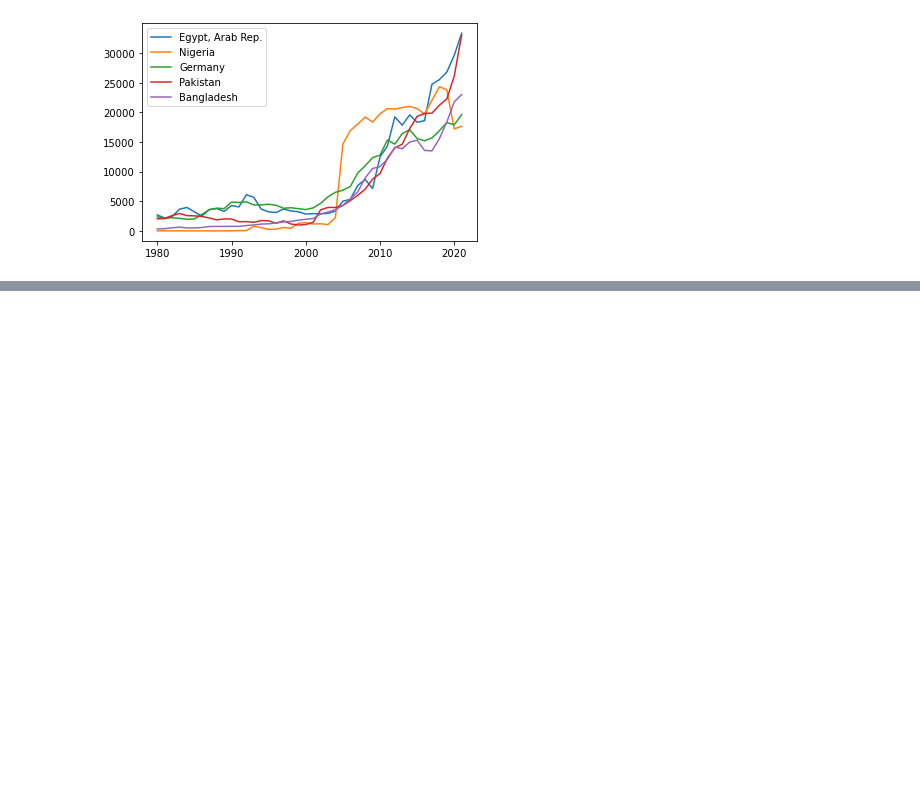
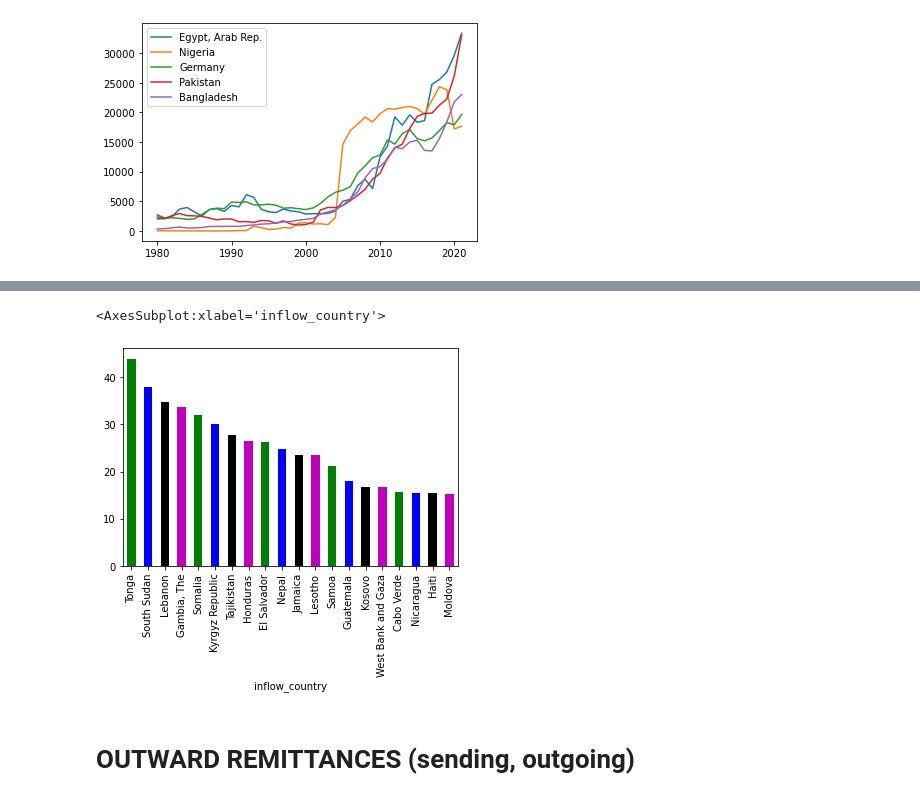
Before and after one commit to bukanif/CYPLAN255-1, a Jupyter notebook: notebooks_copy_2/Remittances.ipynb, the cells around one changed output, grey strips where cells are left out. Cells and saved outputs as stored; diff of their text form; code cells hidden in the pictures; blank space fills up the shorter version.

```diff
--- a/notebooks_copy_2/Remittances.ipynb
+++ b/notebooks_copy_2/Remittances.ipynb
@@ -137,0 +141,7 @@ plt.subplots_adjust(left=None, bottom=None, right=None, top=None, wspace=None, h
+# %%
+inrem1.sort_values('remit_gdp', ascending=False).remit_gdp[:20].plot(kind='bar', color=['g','b','k','m'])
+# %% [output]
+<AxesSubplot:xlabel='inflow_country'>
+[figure, added]
+# %% [markdown]
+# OUTWARD REMITTANCES (sending, outgoing)
```
Also changed, not shown: parts of 31 cells of this notebook.
